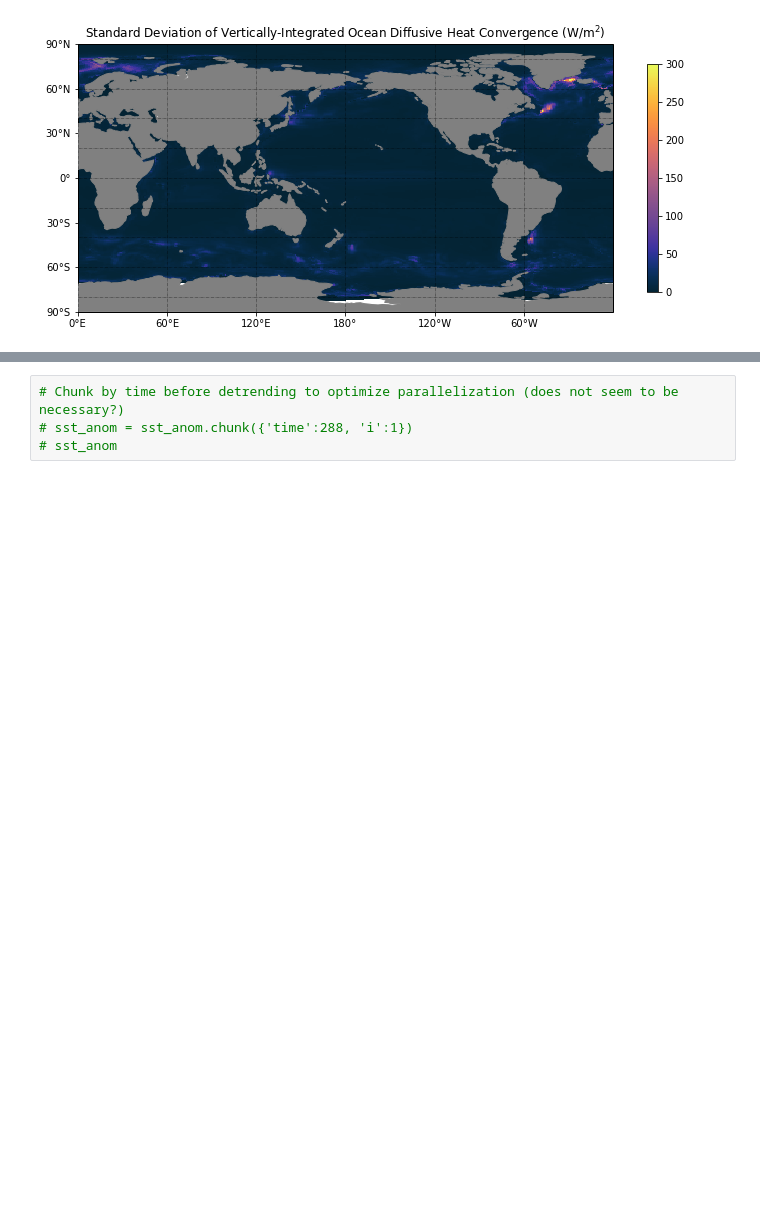
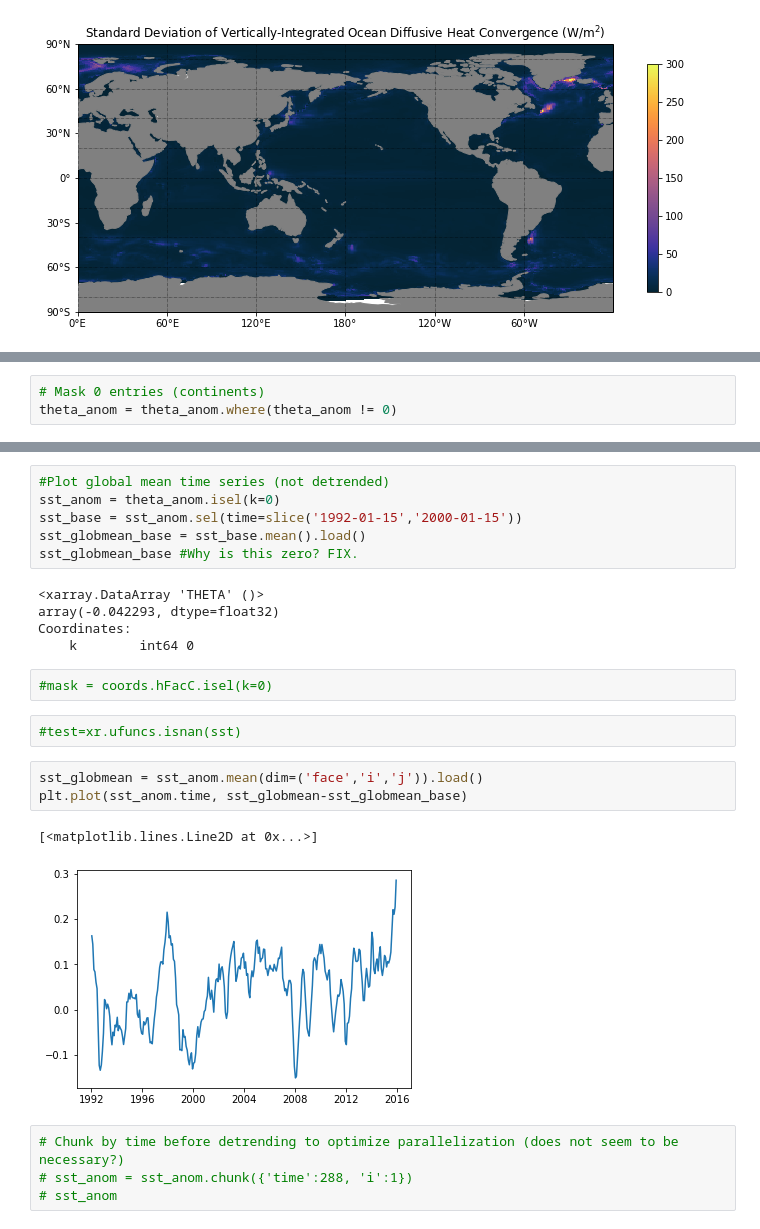
Before and after one commit to cpatrizio88/pangeo_ECCO, a Jupyter notebook: test_ecco.ipynb, the cells around one changed output, grey strips where cells are left out. Cells and saved outputs as stored; diff of their text form; blank space fills up the shorter version.

```diff
--- a/test_ecco.ipynb
+++ b/test_ecco.ipynb
@@ -446,0 +417,3 @@ Coordinates:
+# %%
+# Mask 0 entries (continents)
+theta_anom = theta_anom.where(theta_anom != 0)
@@ -447,3 +430,24 @@ Coordinates:
+# %%
+#Plot global mean time series (not detrended)
+sst_anom = theta_anom.isel(k=0)
+sst_base = sst_anom.sel(time=slice('1992-01-15','2000-01-15'))
+sst_globmean_base = sst_base.mean().load()
+sst_globmean_base #Why is this zero? FIX.
+# %% [output]
+<xarray.DataArray 'THETA' ()>
+array(-0.042293, dtype=float32)
+Coordinates:
+    k        int64 0
+# %%
+#mask = coords.hFacC.isel(k=0)
+# %%
+#test=xr.ufuncs.isnan(sst)
+# %%
+sst_globmean = sst_anom.mean(dim=('face','i','j')).load()
+plt.plot(sst_anom.time, sst_globmean-sst_globmean_base)
+# %% [output]
+[<matplotlib.lines.Line2D at 0x...>]
+[figure, added]
 # %%
 # Chunk by time before detrending to optimize parallelization (does not seem to be necessary?)
 # sst_anom = sst_anom.chunk({'time':288, 'i':1})
```
Also changed, not shown: parts of 12 cells of this notebook.
